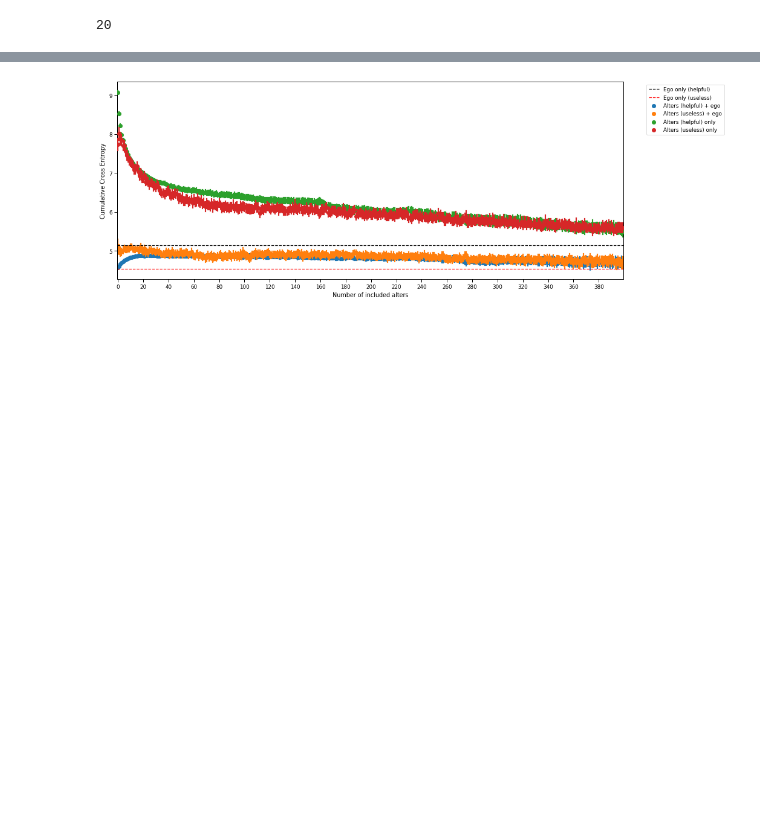
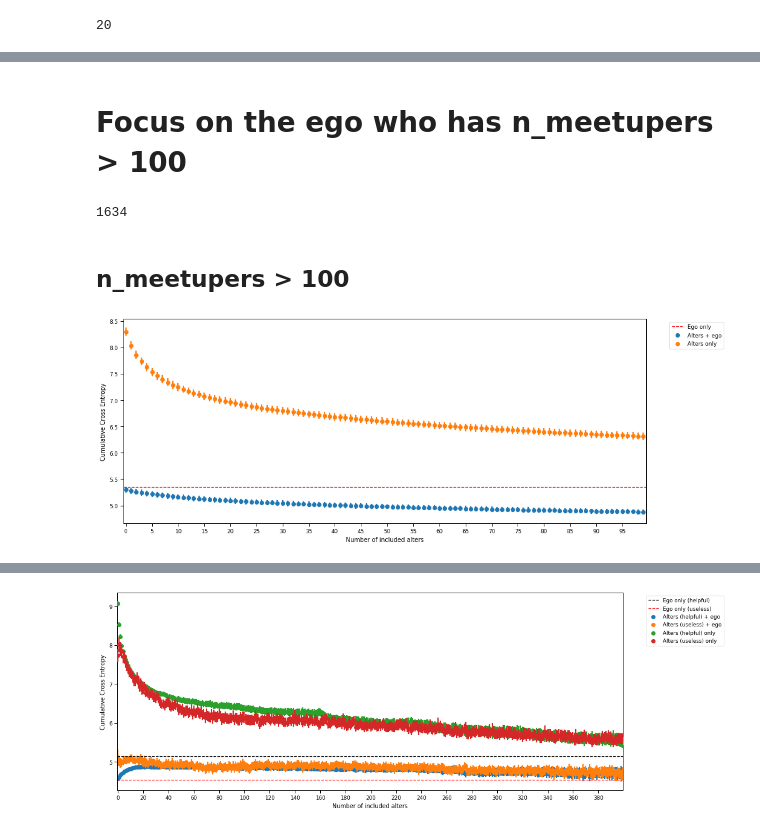
Before and after one commit to Magica-Chen/social-predictability, a Jupyter notebook: Results Visualization.ipynb, the cells around one changed output, grey strips where cells are left out. Cells and saved outputs as stored; diff of their text form; code cells hidden in the pictures; blank space fills up the shorter version.

```diff
--- a/Results Visualization.ipynb
+++ b/Results Visualization.ipynb
@@ -114,0 +207,14 @@ vs.num_point_plot(user_stats_part, name='predictability', mode='paper', partitio
+# %% [markdown]
+# Focus on the ego who has n_meetupers > 100
+# %%
+user_stats_L100 = user_stats[user_stats['n_meetupers'] > 100]
+# %%
+len(set(user_stats_L100['userid_x'].tolist()))
+# %% [output]
+1634
+# %% [markdown]
+## n_meetupers > 100
+# %%
+vs.num_point_plot(user_stats_L100, name='entropy', mode='paper', partition=False, threshold=100)
+# %% [output]
+[figure, added]
```
Also changed, not shown: parts of 48 cells of this notebook.
